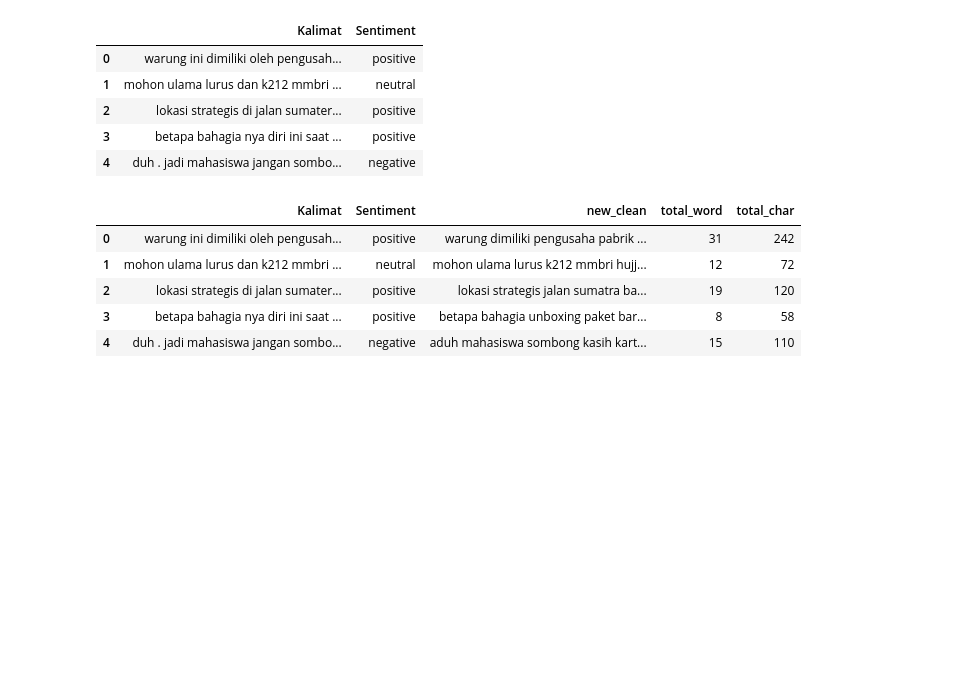
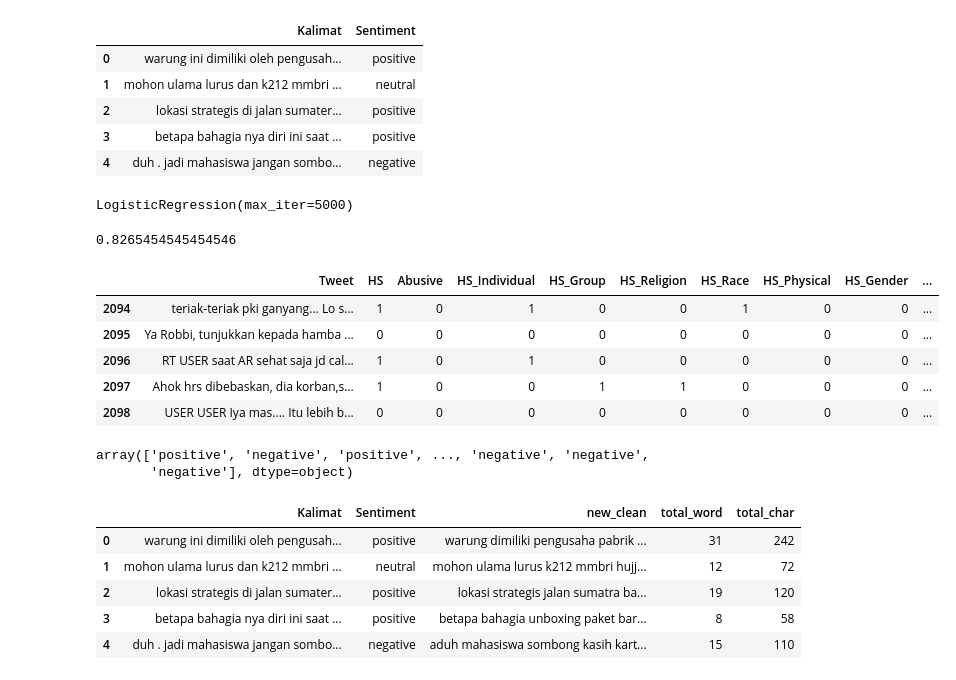
Before and after one commit to taufiqrohmand/Sentiment-Analysis, a Jupyter notebook: train_analyst.ipynb, the cells around one changed output. Drawn from its saved outputs; the diff is of its cells as text; code cells hidden in the pictures; blank space fills up the shorter version.

```diff
--- a/train_analyst.ipynb
+++ b/train_analyst.ipynb
@@ -20,3 +38,32 @@ train['new_clean'] = train.Kalimat.apply(clean)
+# %%
+#Build & training model
+model = LogisticRegression(max_iter=5000)
+model.fit(x_train, y_train)
+# %% [output]
+LogisticRegression(max_iter=5000)
+# %%
+#Evaluating our model
+score = model.score(x_test, y_test)
+print(score)
+# %% [output]
+0.8265454545454546
+# %%
+test = pd.read_csv("dataset/sample.csv", encoding='latin-1')
+test.tail()
+# %% [output]
+|  | Tweet | HS | Abusive | HS_Individual | HS_Group | HS_Religion | HS_Race | HS_Physical | HS_Gender | ... |
+| 2094 | teriak-teriak pki ganyang... Lo s... | 1 | 0 | 1 | 0 | 0 | 1 | 0 | 0 | ... |
+| 2095 | Ya Robbi, tunjukkan kepada hamba ... | 0 | 0 | 0 | 0 | 0 | 0 | 0 | 0 | ... |
+| 2096 | RT USER saat AR sehat saja jd cal... | 1 | 0 | 1 | 0 | 0 | 0 | 0 | 0 | ... |
+| 2097 | Ahok hrs dibebaskan, dia korban,s... | 1 | 0 | 0 | 1 | 1 | 0 | 0 | 0 | ... |
+| 2098 | USER USER Iya mas.... Itu lebih b... | 0 | 0 | 0 | 0 | 0 | 0 | 0 | 0 | ... |
+# %%
+x_test = vec.transform(test['Tweet'])
+prediction = model.predict(x_test.toarray())
+prediction
+# %% [output]
+array(['positive', 'negative', 'positive', ..., 'negative', 'negative',
+       'negative'], dtype=object)
 # %%
 train['total_word'] = train['new_clean'].apply(lambda x: len(x.split()))
 train['total_char'] = train['new_clean'].apply(len)
```
Also changed, not shown: parts of 5 cells of this notebook.
